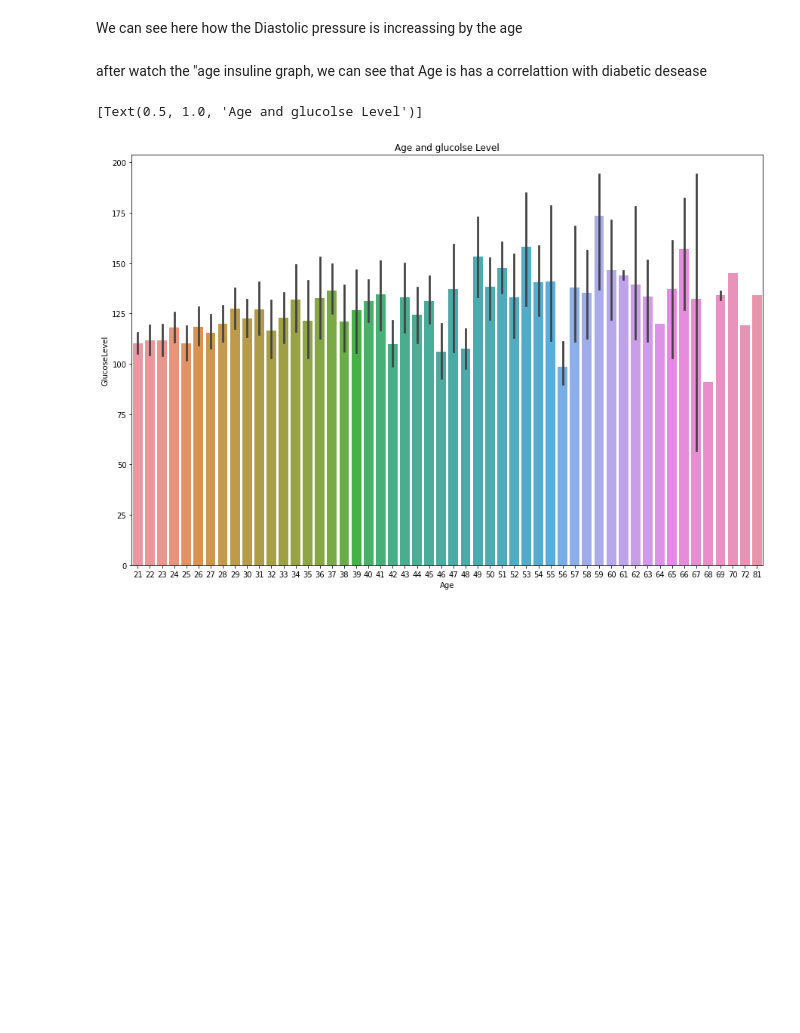
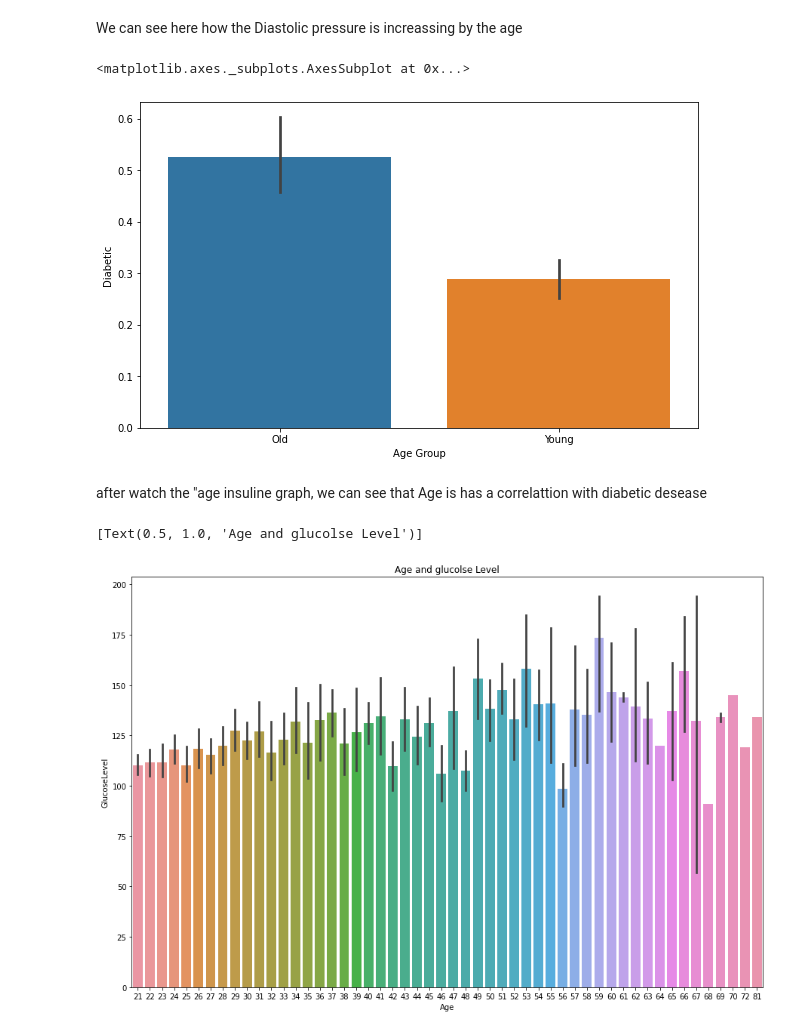
Before and after one commit to ragedharb16/sales-predictions, a Jupyter notebook: projects_2.ipynb, the cells around one changed output. Saved outputs shown, nothing was run; the diff lists cells and outputs as text; code cells hidden in the pictures; blank space fills up the shorter version.

```diff
--- a/projects_2.ipynb
+++ b/projects_2.ipynb
@@ -259,11 +267,14 @@ sns.barplot(x=df["Age"],y=df["DiastolicPressure"]).set(title="AGE And Diastolic
 # %% [markdown]
 We can see here how the Diastolic pressure is increassing by the age
 # %%
-# df.loc[df.Age <=40,"Age Group"]= "Young"
-# df.loc[df.Age >=41,"Age Group"]= "Old"
+df.loc[df.Age <=40,"Age Group"]= "Young"
+df.loc[df.Age >=41,"Age Group"]= "Old"
 # %%
-# plt.figure(figsize=(10,6))
-# sns.barplot(x=df['Age Group'], y=df["Diabetic"])
+plt.figure(figsize=(10,6))
+sns.barplot(x=df['Age Group'], y=df["Diabetic"])
+# %% [output]
+<matplotlib.axes._subplots.AxesSubplot at 0x...>
+[figure, added]
 # %% [markdown]
 after watch the "age insuline graph, we can see that Age is has a correlattion with diabetic desease
 # %%
```
Also changed, not shown: parts of 68 cells of this notebook.
